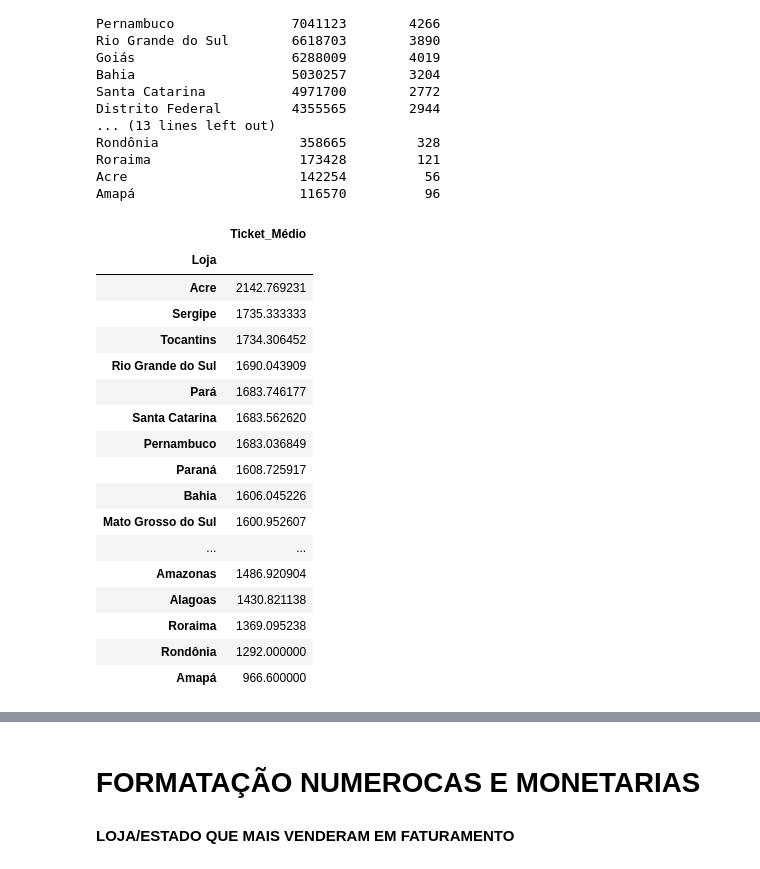
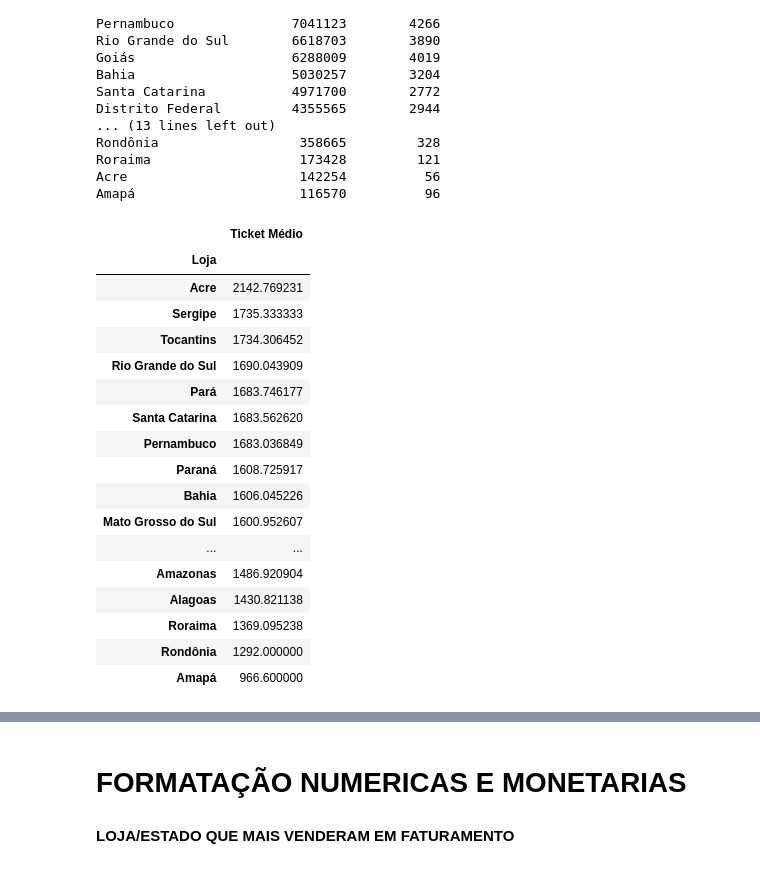
Before and after one commit to Juanights/Curso-PythonDataScience, a Jupyter notebook: Projeto1.ipynb, the cells around one changed output, grey strips where cells are left out. Saved outputs shown, nothing was run; the diff lists cells and outputs as text; code cells hidden in the pictures.

```diff
--- a/Projeto1.ipynb
+++ b/Projeto1.ipynb
@@ -91,12 +92,12 @@ Acre                      142254          56
 Amapá                     116570          96
 # %%
 # Passo 5 - Calcular o ticket médio por loja/estado
-tabela_vendas['Ticket_Médio'] = tabela_vendas['Valor Unitário']
+tabela_vendas['Ticket Médio'] = tabela_vendas['Valor Unitário']
 tb_ticket_medio = tabela_vendas.groupby('Loja').mean(numeric_only=True)
-tb_ticket_medio = tb_ticket_medio[['Ticket_Médio']].sort_values(by='Ticket_Médio', ascending=False)
+tb_ticket_medio = tb_ticket_medio[['Ticket Médio']].sort_values(by='Ticket Médio', ascending=False)
 display(tb_ticket_medio)
 # %% [output]
-|  | Ticket_Médio |
+|  | Ticket Médio |
 | Loja |  |
 | Acre | 2142.769231 |
 | Sergipe | 1735.333333 |
@@ -121,6 +122,6 @@ grafico.show()
 # %% [output]
 [interactive output not drawn]
 # %% [markdown]
-# FORMATAÇÃO NUMEROCAS E MONETARIAS
+# FORMATAÇÃO NUMERICAS E MONETARIAS
 # %% [markdown]
  **LOJA/ESTADO QUE MAIS VENDERAM EM FATURAMENTO**
```
Also changed, not shown: parts of 6 cells of this notebook.
